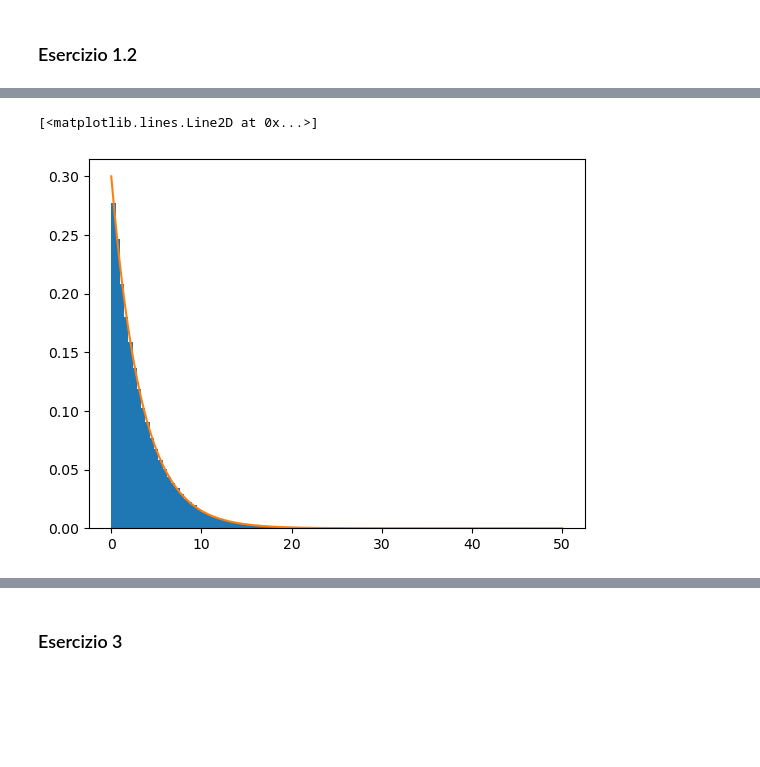
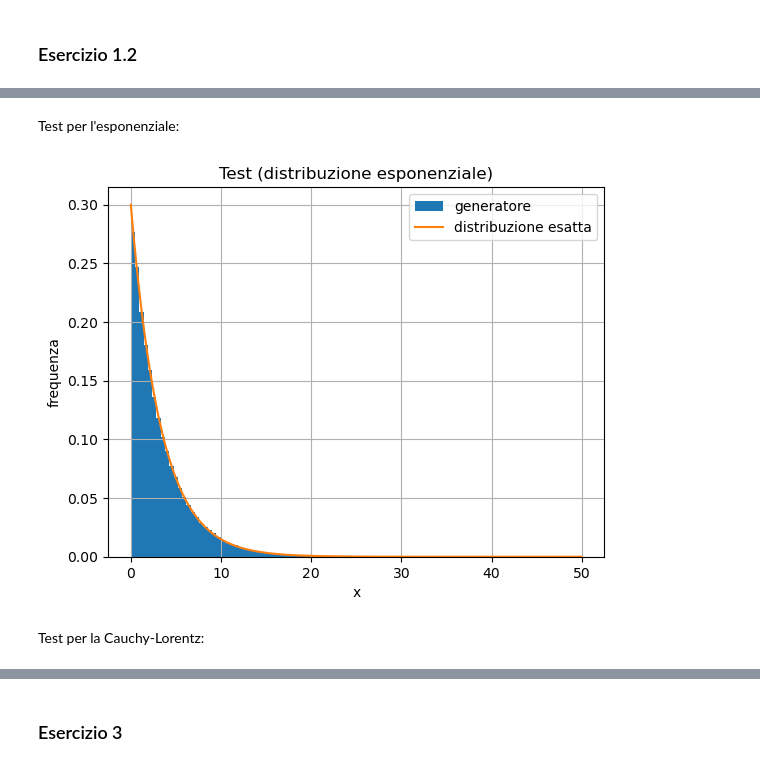
Before and after one commit to eliasteve/labsimnumerica, a Jupyter notebook: LSN_01/LSN_01.ipynb, the cells around one changed output, grey strips where cells are left out. Cells and saved outputs as stored; diff of their text form; code cells hidden in the pictures; blank space fills up the shorter version.

```diff
--- a/LSN_01/LSN_01.ipynb
+++ b/LSN_01/LSN_01.ipynb
@@ -73,9 +101,17 @@ plt.plot(xs, sp.stats.cauchy.pdf(xs, loc=0.5, scale=1.7), color="tab:orange")
+# %% [markdown]
+Test per l'esponenziale:
 # %%
-exp = np.loadtxt("test_exp.dat")
+exp = np.loadtxt("test_exp.dat", usecols=0)
 # %%
 ys = np.linspace(0, 50, 1000)
-plt.hist(exp, bins = 100, density=True)
-plt.plot(ys, sp.stats.expon.pdf(ys, scale=1/0.3))
+plt.hist(exp, bins = 100, density=True, label="generatore")
+plt.plot(ys, sp.stats.expon.pdf(ys, scale=1/0.3), label="distribuzione esatta")
+plt.xlabel("x")
+plt.ylabel("frequenza")
+plt.title("Test (distribuzione esponenziale)")
+plt.legend()
+plt.grid()
 # %% [output]
-[<matplotlib.lines.Line2D at 0x...>]
-[figure, old version]
+[figure, new version]
+# %% [markdown]
+Test per la Cauchy-Lorentz:
```
Also changed, not shown: parts of 24 cells of this notebook, 2 other files.
